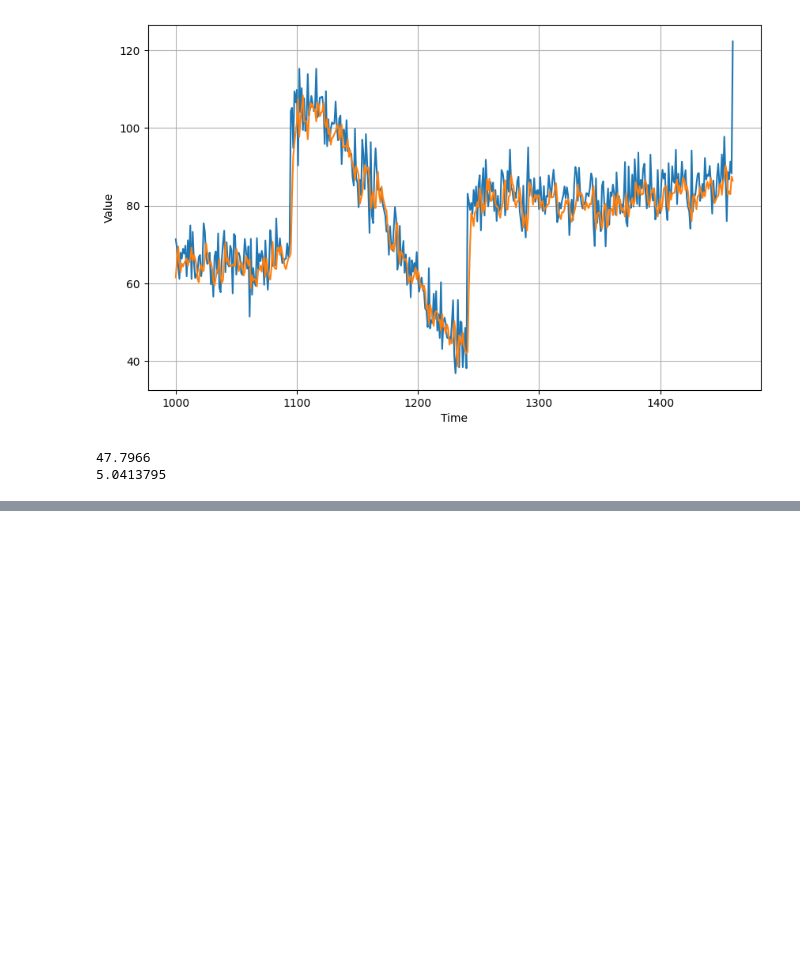
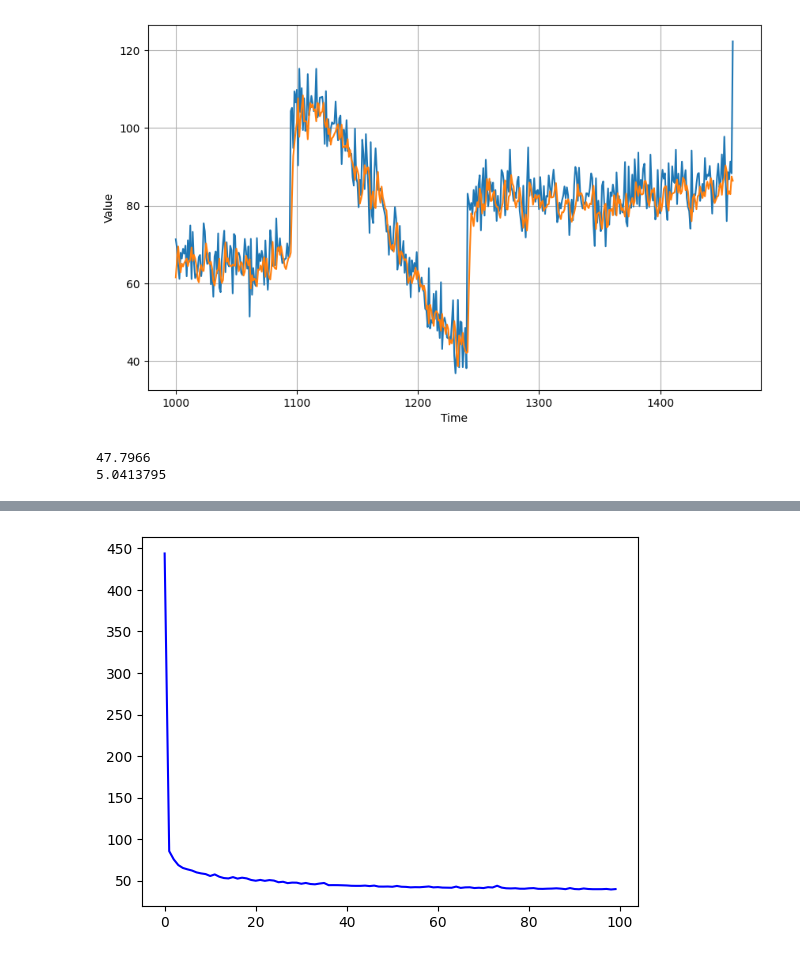
Before and after one commit to samp3209/courseraprojects, a Jupyter notebook: Time_Series_TensorFlow.ipynb, the cells around one changed output, grey strips where cells are left out. Saved outputs shown, nothing was run; the diff lists cells and outputs as text; code cells hidden in the pictures; blank space fills up the shorter version.

```diff
--- a/Time_Series_TensorFlow.ipynb
+++ b/Time_Series_TensorFlow.ipynb
@@ -1177,0 +1401,16 @@ print(tf.keras.metrics.mean_absolute_error(x_valid, results).numpy())
+# %%
+# Build the model
+model_tune = tf.keras.models.Sequential([
+  tf.keras.layers.Dense(10, activation="relu", input_shape=[window_size]),
+  tf.keras.layers.Dense(10, activation="relu"),
+  tf.keras.layers.Dense(1)
+])
+# %%
+# Set the optimizer with the tuned learning rate
+optimizer = tf.keras.optimizers.SGD(learning_rate=4e-6, momentum=0.9)
+# %%
+# Set the training parameters
+model_tune.compile(loss="mse", optimizer=optimizer)
+
+# Train the model
+history = model_tune.fit(dataset, epochs=100)
@@ -1177,0 +1435,8 @@ print(tf.keras.metrics.mean_absolute_error(x_valid, results).numpy())
+# %%
+# Plot the loss
+loss = history.history['loss']
+epochs = range(len(loss))
+plt.plot(epochs, loss, 'b', label='Training Loss')
+plt.show()
+# %% [output]
+[figure, added]
```
Also changed, not shown: parts of 37 cells of this notebook.
